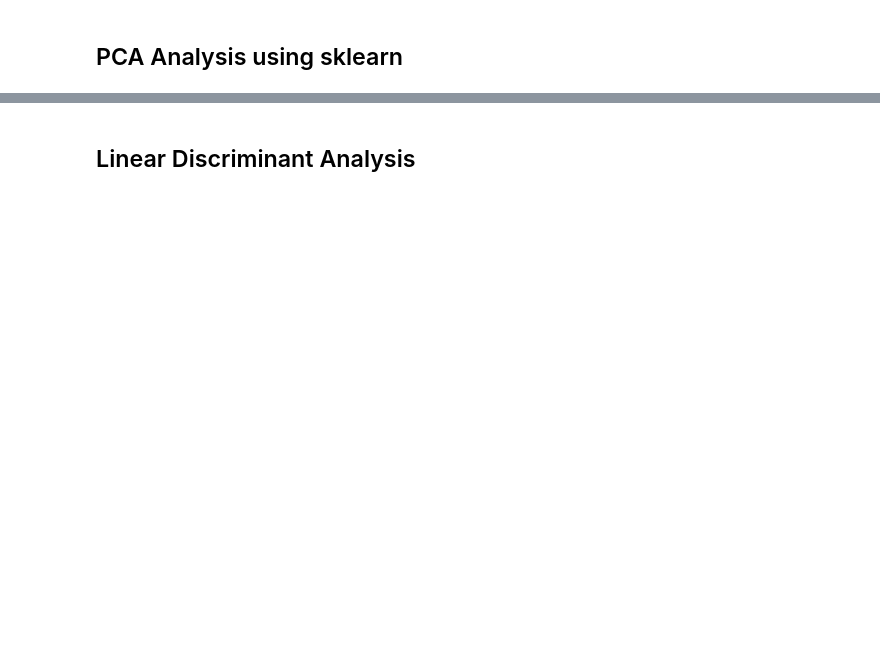
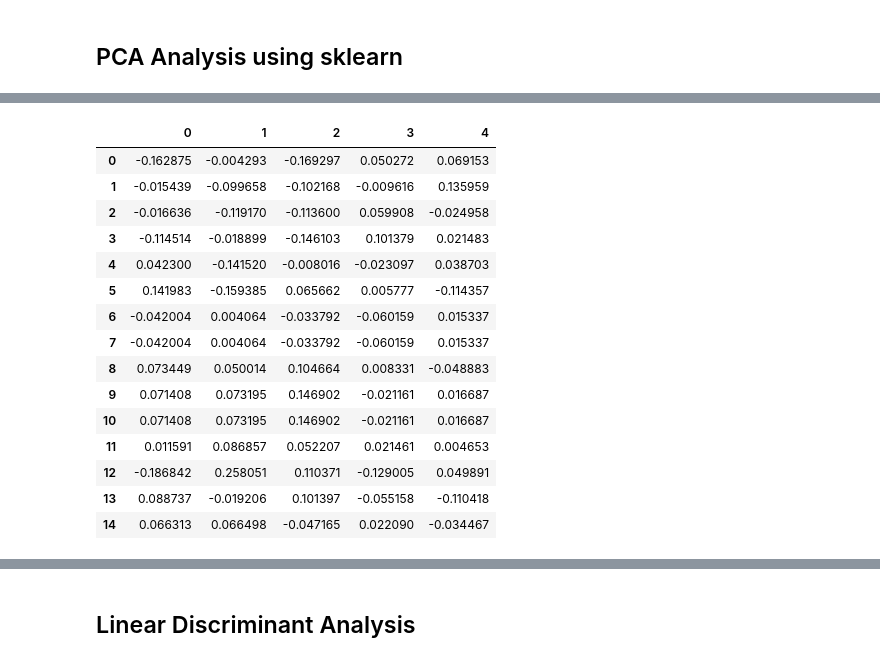
Before and after one commit to jroth006/The-future-of-music, a Jupyter notebook: Exploratory Data Analysis.ipynb, the cells around one changed output, grey strips where cells are left out. Cells and saved outputs as stored; diff of their text form; code cells hidden in the pictures; blank space fills up the shorter version.

```diff
--- a/Exploratory Data Analysis.ipynb
+++ b/Exploratory Data Analysis.ipynb
@@ -205,0 +508,3 @@ print(album_list)
+# %%
+original_features_len = len(reg_features[reg_features.feat_means == 'ind_feat'])
+print(original_features_len)
@@ -224,2 +555,27 @@ transformed = pd.DataFrame(pca.fit_transform(X_norm))
+# %%
+transformed_original = transformed.iloc[:original_features_len, :]
+transformed_original.reset_index(drop = True, inplace = True)
+
+transformed_mean = transformed.iloc[original_features_len:, :]
+transformed_mean.reset_index(drop = True, inplace = True)
+# %%
+transformed_mean
+# %% [output]
+|  | 0 | 1 | 2 | 3 | 4 |
+| 0 | -0.162875 | -0.004293 | -0.169297 | 0.050272 | 0.069153 |
+| 1 | -0.015439 | -0.099658 | -0.102168 | -0.009616 | 0.135959 |
+| 2 | -0.016636 | -0.119170 | -0.113600 | 0.059908 | -0.024958 |
+| 3 | -0.114514 | -0.018899 | -0.146103 | 0.101379 | 0.021483 |
+| 4 | 0.042300 | -0.141520 | -0.008016 | -0.023097 | 0.038703 |
+| 5 | 0.141983 | -0.159385 | 0.065662 | 0.005777 | -0.114357 |
+| 6 | -0.042004 | 0.004064 | -0.033792 | -0.060159 | 0.015337 |
+| 7 | -0.042004 | 0.004064 | -0.033792 | -0.060159 | 0.015337 |
+| 8 | 0.073449 | 0.050014 | 0.104664 | 0.008331 | -0.048883 |
+| 9 | 0.071408 | 0.073195 | 0.146902 | -0.021161 | 0.016687 |
+| 10 | 0.071408 | 0.073195 | 0.146902 | -0.021161 | 0.016687 |
+| 11 | 0.011591 | 0.086857 | 0.052207 | 0.021461 | 0.004653 |
+| 12 | -0.186842 | 0.258051 | 0.110371 | -0.129005 | 0.049891 |
+| 13 | 0.088737 | -0.019206 | 0.101397 | -0.055158 | -0.110418 |
+| 14 | 0.066313 | 0.066498 | -0.047165 | 0.022090 | -0.034467 |
 # %%
 ## Plotting results of PCA transformation
```
Also changed, not shown: parts of 71 cells of this notebook, 7 other files.
